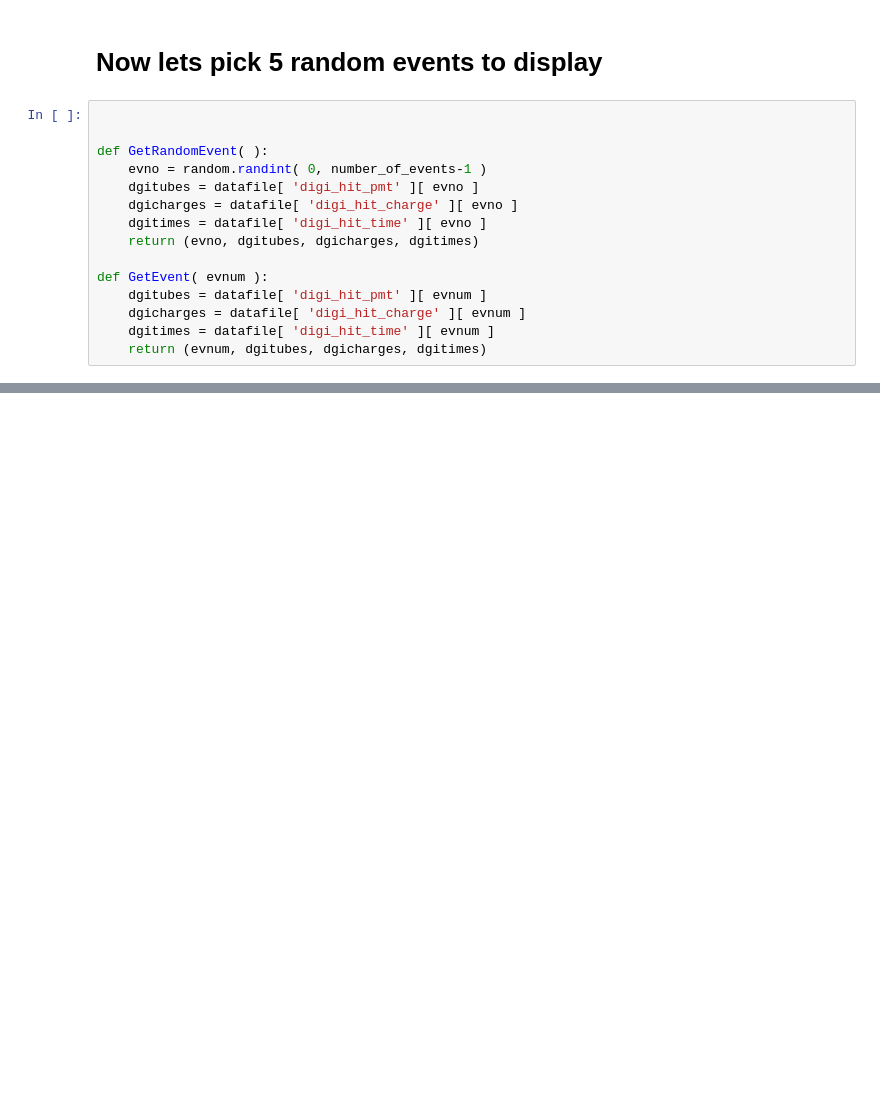
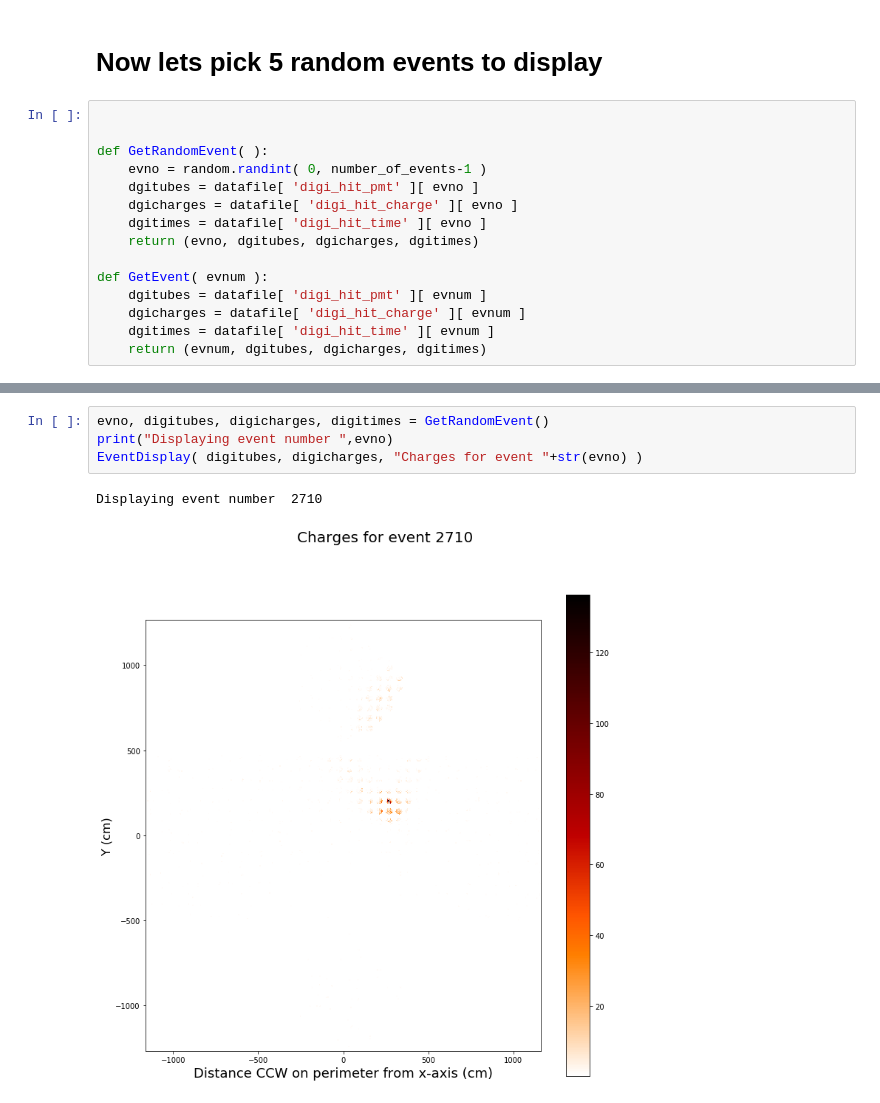
Before and after one commit to WatChMaL/CNNEndcaps, a Jupyter notebook: EventDisplay.ipynb, the cells around one changed output, grey strips where cells are left out. Saved outputs shown, nothing was run; the diff lists cells and outputs as text; blank space fills up the shorter version.

```diff
--- a/EventDisplay.ipynb
+++ b/EventDisplay.ipynb
@@ -399,0 +406,7 @@ EventDisplay( digitubes, digicharges, "Charge for event "+str(evno) )
+# %%
+evno, digitubes, digicharges, digitimes = GetRandomEvent()
+print("Displaying event number ",evno)
+EventDisplay( digitubes, digicharges, "Charges for event "+str(evno) )
+# %% [output]
+Displaying event number  2710
+[figure, added]
```
Also changed, not shown: parts of 22 cells of this notebook.
